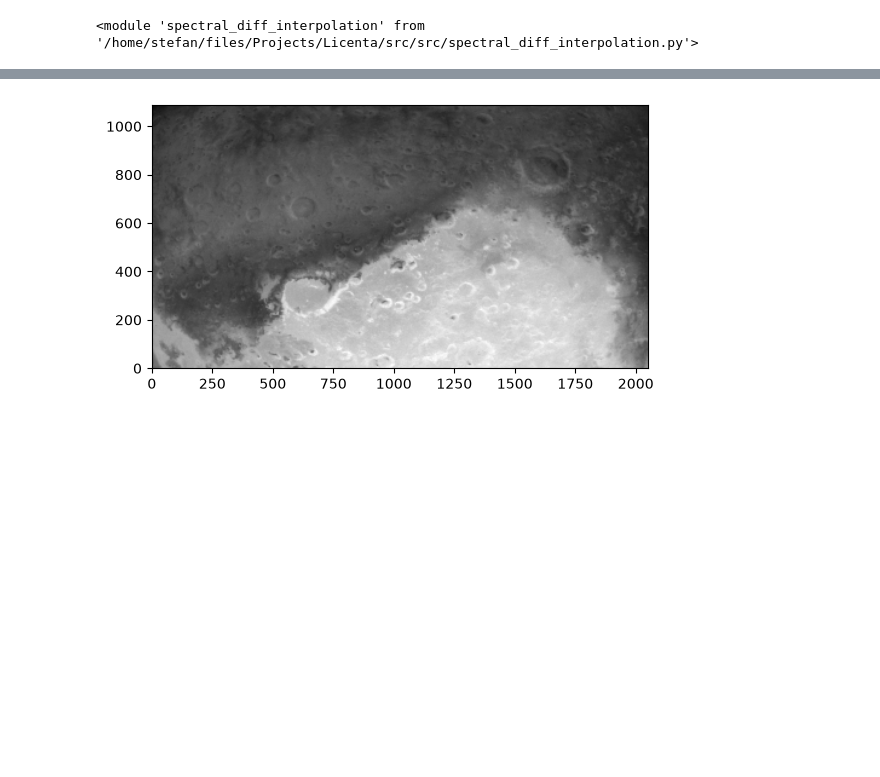
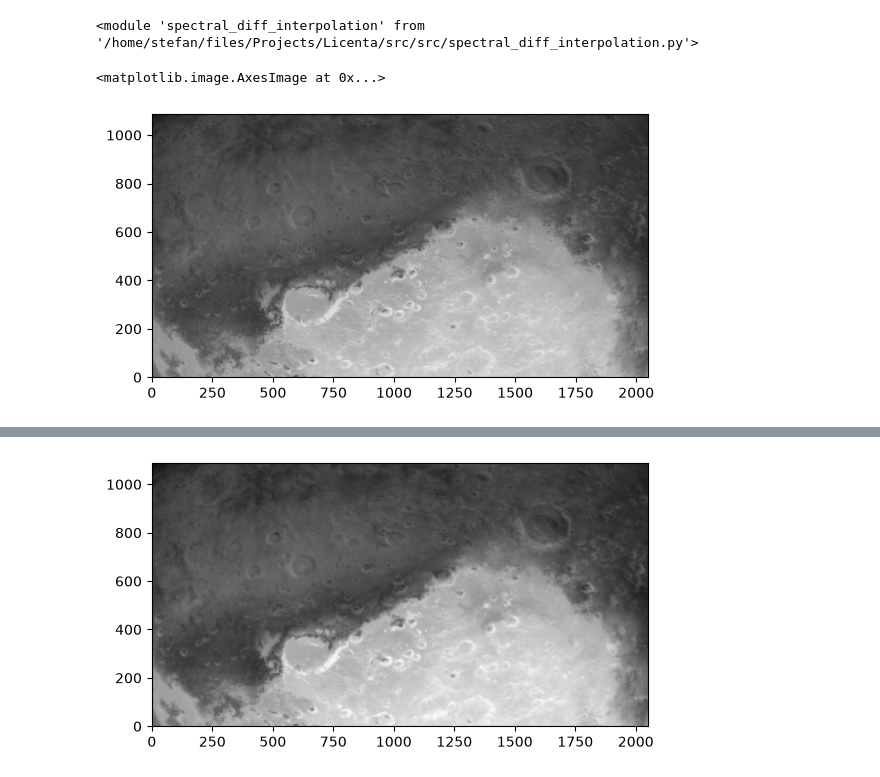
Before and after one commit to stefancristian236/weighted_bilinear_interpolation_iterative_spectral_diff_based_demosaicing_algos, a Jupyter notebook: src/test_SD.ipynb, the cells around one changed output, grey strips where cells are left out. Saved outputs shown, nothing was run; the diff lists cells and outputs as text; code cells hidden in the pictures; blank space fills up the shorter version.

```diff
--- a/src/test_SD.ipynb
+++ b/src/test_SD.ipynb
@@ -26,6 +26,11 @@ hyp_img, wl_layout = read_fits.read(
     mars,
     detector_layout
 )
+# %%
+plt.imshow(hyp_img, origin = 'lower', cmap = 'grey')
+# %% [output]
+<matplotlib.image.AxesImage at 0x...>
+[figure, added]
 # %%
 hyp_cube = cube_decube.cube(
     hyp_img,
```
Also changed, not shown: parts of 4 cells of this notebook, 6 other files.
